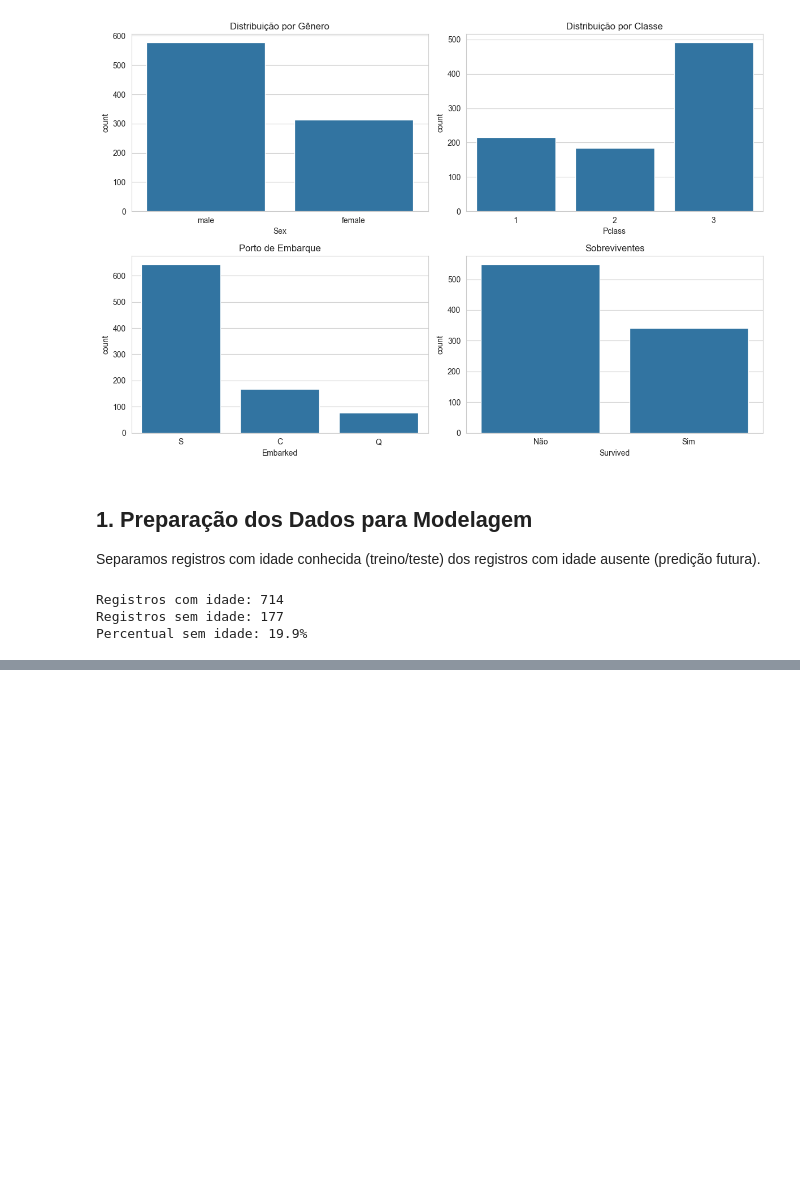
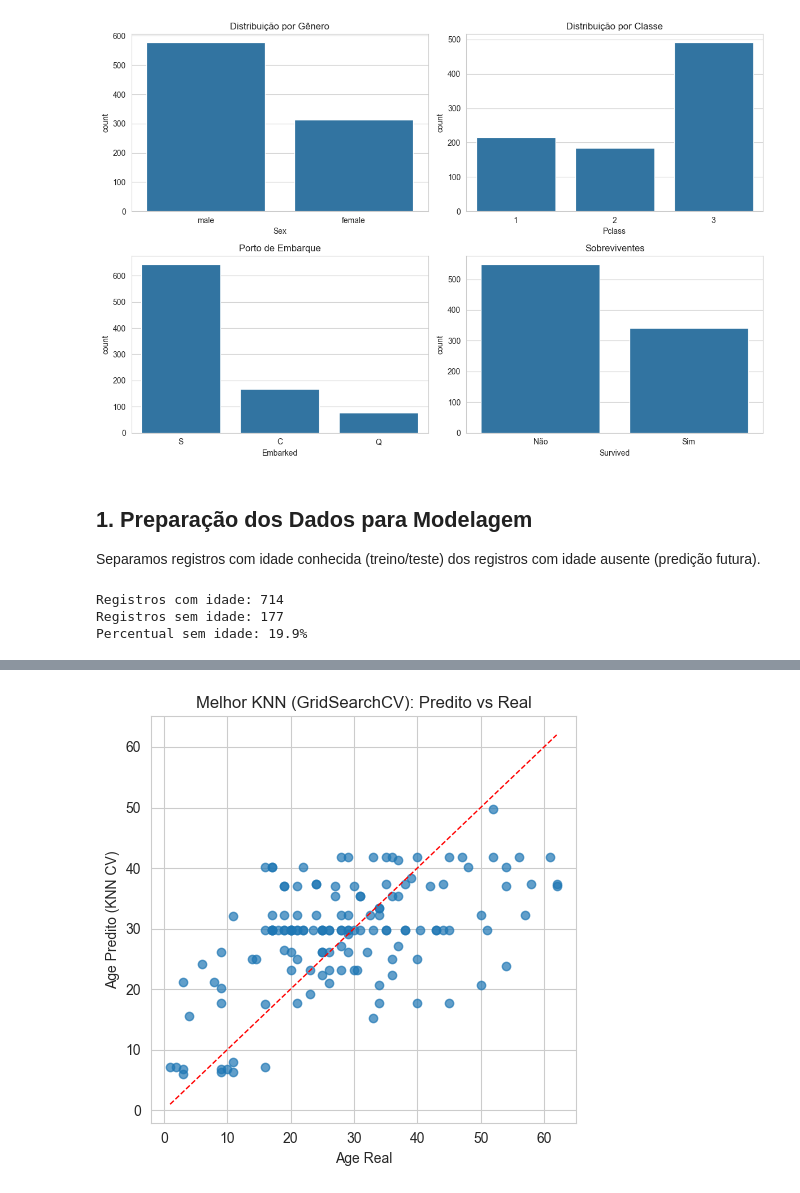
Before and after one commit to brunoritter/iaml1, a Jupyter notebook: notebook.ipynb, the cells around one changed output, grey strips where cells are left out. Cells and saved outputs as stored; diff of their text form; code cells hidden in the pictures; blank space fills up the shorter version.

```diff
--- a/notebook.ipynb
+++ b/notebook.ipynb
@@ -504,23 +718,0 @@ print(f"   Baseline: {baseline['RMSE']:.3f} → Melhor: {melhor_modelo['RMSE']:.
-# %%
-# Visualização dos resultados
-fig, (ax1, ax2) = plt.subplots(1, 2, figsize=(15, 6))
-
-# Gráfico RMSE
-df_plot = df_resultados.head(10)  # Top 10 para legibilidade
-ax1.barh(range(len(df_plot)), df_plot['RMSE'])
-ax1.set_yticks(range(len(df_plot)))
-ax1.set_yticklabels([exp.split(' - ')[1] if ' - ' in exp else exp for exp in df_plot['Experimento']], fontsize=8)
-ax1.set_xlabel('RMSE')
-ax1.set_title('Comparação RMSE - Top 10 Modelos')
-ax1.invert_yaxis()
-
-# Gráfico MAE
-ax2.barh(range(len(df_plot)), df_plot['MAE'])
-ax2.set_yticks(range(len(df_plot)))
-ax2.set_yticklabels([exp.split(' - ')[1] if ' - ' in exp else exp for exp in df_plot['Experimento']], fontsize=8)
-ax2.set_xlabel('MAE')
-ax2.set_title('Comparação MAE - Top 10 Modelos')
-ax2.invert_yaxis()
-
-plt.tight_layout()
-plt.show()
@@ -528,0 +743,19 @@ plt.show()
+# %%
+# 3.4 Melhor KNN: Predito vs Real (Teste)
+if 'grid' in globals():
+    best_model = grid.best_estimator_
+    pred_best = best_model.predict(X_teste)
+    fig, ax = plt.subplots(figsize=(5,5))
+    ax.scatter(y_teste, pred_best, alpha=0.7)
+    lim_min = min(y_teste.min(), pred_best.min())
+    lim_max = max(y_teste.max(), pred_best.max())
+    ax.plot([lim_min, lim_max], [lim_min, lim_max], 'r--', linewidth=1)
+    ax.set_xlabel('Age Real')
+    ax.set_ylabel('Age Predito (KNN CV)')
+    ax.set_title('Melhor KNN (GridSearchCV): Predito vs Real')
+    plt.tight_layout()
+    plt.show()
+else:
+    print('GridSearch ainda não executado; rode as células anteriores.')
+# %% [output]
+[figure, added]
```
Also changed, not shown: parts of 37 cells of this notebook.
